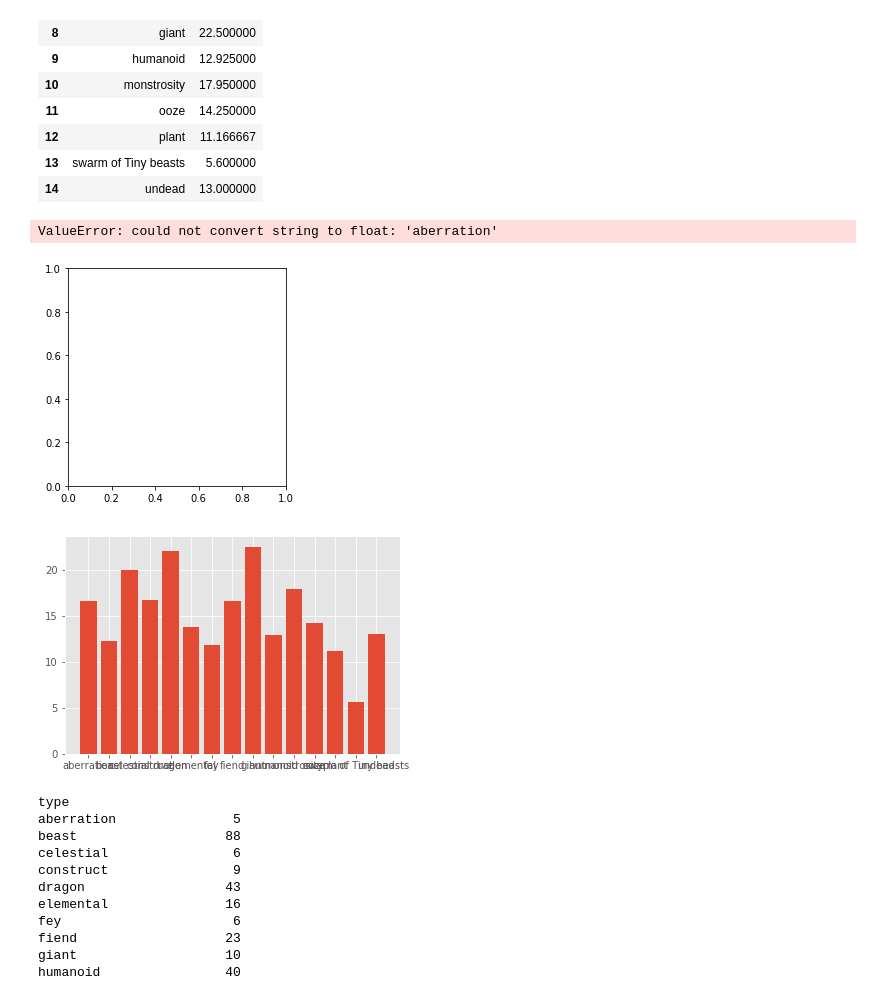
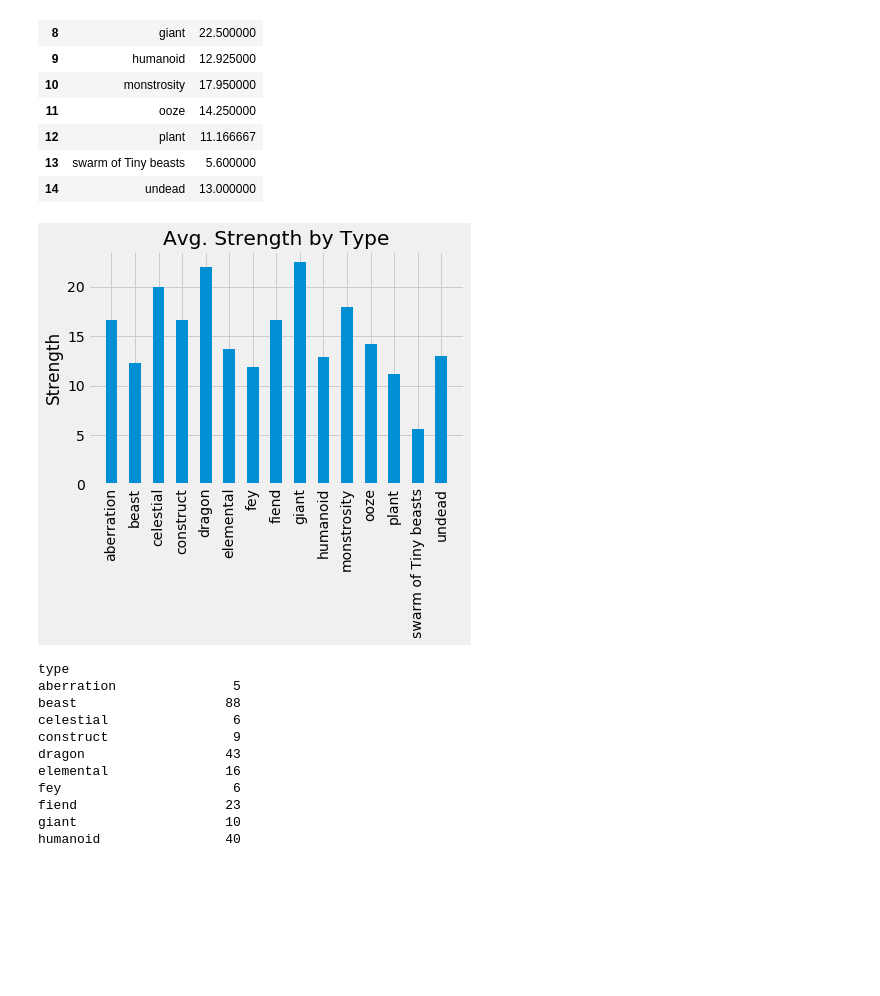
Before and after one commit to claxtonh/Project-1, a Jupyter notebook: Getting Data-Copy2.ipynb, the cells around one changed output. Drawn from its saved outputs; the diff is of its cells as text; code cells hidden in the pictures; blank space fills up the shorter version.

```diff
--- a/Getting Data-Copy2.ipynb
+++ b/Getting Data-Copy2.ipynb
@@ -11,3 +31,5 @@ base_url = "http://dnd5eapi.co/api/"
+# %%
+plt.style.use("fivethirtyeight")
 # %% [markdown]
 ## Monsters
 # %%
@@ -231,25 +245,15 @@ type_str
 | 12 | plant | 11.166667 |
 | 13 | swarm of Tiny beasts | 5.600000 |
 | 14 | undead | 13.000000 |
-# %%
-#this should be a bar? Showing Average Strength?
-type_cr=monster.groupby("type")["Challenge Rating"].mean()
-labels_str_type = type_cr.index
-plt.pie(type_str, labels=labels_str_type, autopct = "%1.1f%%")
-#plt.legend(loc = "upper right")
-fig = plt.gcf()
-fig.set_size_inches(8,8)
-plt.axis("equal")
-plt.title("Strength of Monsters by Type", loc = 'right', color = "Blue")
-plt.show()
-# %% [output]
-ValueError: could not convert string to float: 'aberration'
-[figure, removed]
 # %%
-plt.bar(type_str["type"], type_str["strength"])
+plt.bar(type_str["type"], type_str["strength"], width = 0.5)
+plt.title("Avg. Strength by Type")
+plt.ylabel("Strength")
+plt.xticks(rotation="vertical")
 fig.set_size_inches(6,6)
+#fig.savefig('test.png')
 # %% [output]
-[figure, old version]
+[figure, new version]
 # %%
 type_amount=monster.groupby("type")["name"].count()
 type_amount
```
Also changed, not shown: parts of 13 cells of this notebook.
